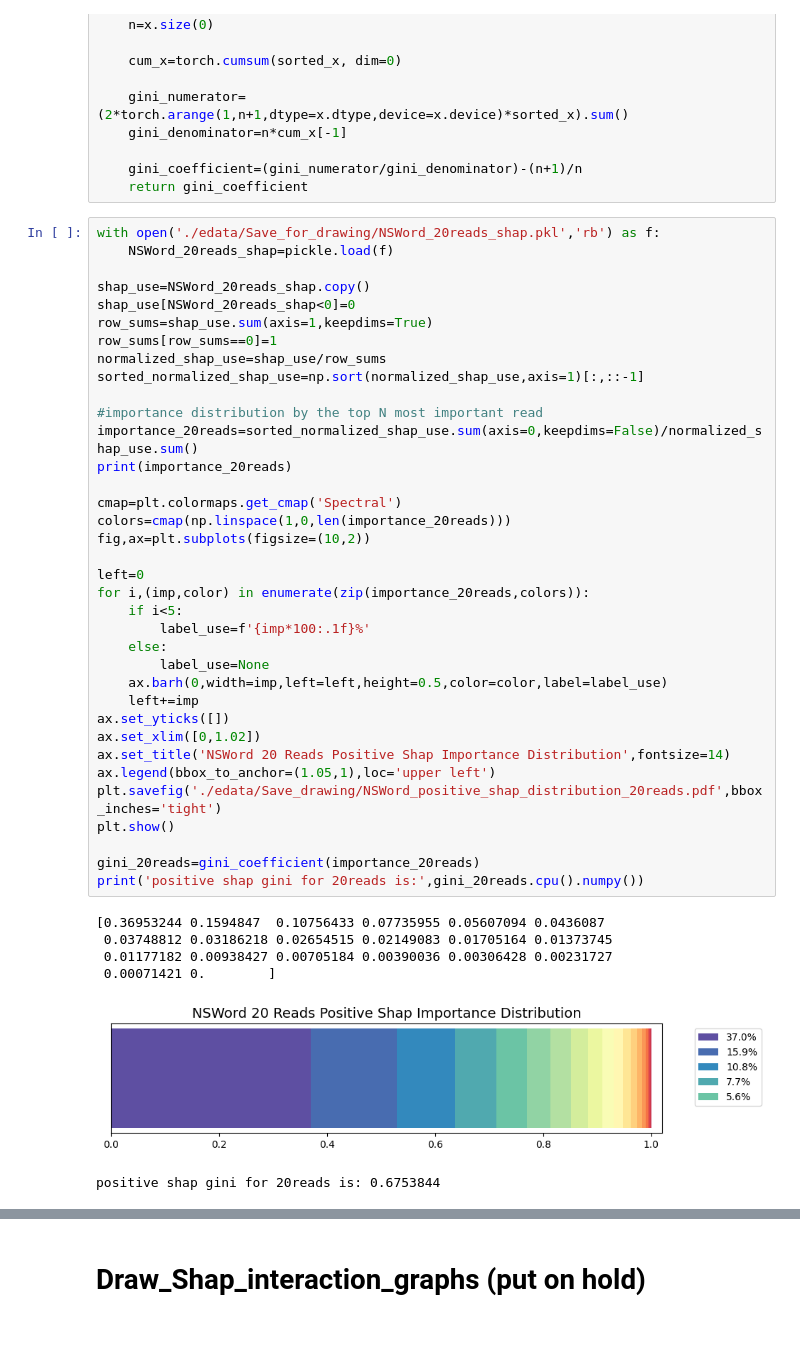
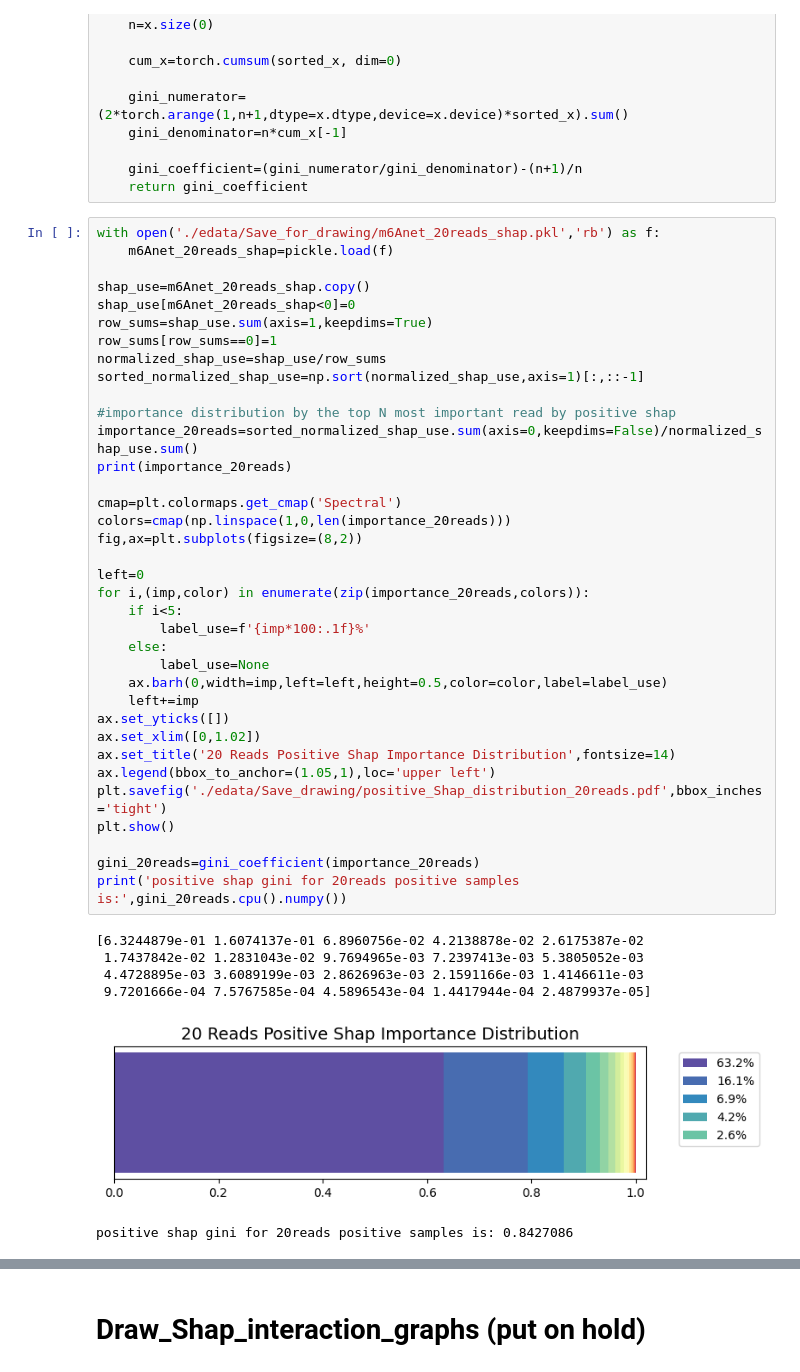
Before and after one commit to faded53222/NSWord, a Jupyter notebook: Draw_Graphs.ipynb, the cells around one changed output, grey strips where cells are left out. Saved outputs shown, nothing was run; the diff lists cells and outputs as text; blank space fills up the shorter version.

```diff
--- a/Draw_Graphs.ipynb
+++ b/Draw_Graphs.ipynb
@@ -231,45 +231,45 @@ def gini_coefficient(x_array):
     gini_coefficient=(gini_numerator/gini_denominator)-(n+1)/n
     return gini_coefficient
 # %%
-with open('./edata/Save_for_drawing/NSWord_20reads_shap.pkl','rb') as f:
-    NSWord_20reads_shap=pickle.load(f)
+with open('./edata/Save_for_drawing/m6Anet_20reads_shap.pkl','rb') as f:
+    m6Anet_20reads_shap=pickle.load(f)
 
-shap_use=NSWord_20reads_shap.copy()
-shap_use[NSWord_20reads_shap<0]=0
+shap_use=m6Anet_20reads_shap.copy()
+shap_use[m6Anet_20reads_shap<0]=0
 row_sums=shap_use.sum(axis=1,keepdims=True)
 row_sums[row_sums==0]=1
 normalized_shap_use=shap_use/row_sums
 sorted_normalized_shap_use=np.sort(normalized_shap_use,axis=1)[:,::-1]
 
-#importance distribution by the top N most important read
+#importance distribution by the top N most important read by positive shap
 importance_20reads=sorted_normalized_shap_use.sum(axis=0,keepdims=False)/normalized_shap_use.sum()
 print(importance_20reads)
 
 cmap=plt.colormaps.get_cmap('Spectral')
 colors=cmap(np.linspace(1,0,len(importance_20reads)))
-fig,ax=plt.subplots(figsize=(10,2))
+fig,ax=plt.subplots(figsize=(8,2))
 
 left=0
 for i,(imp,color) in enumerate(zip(importance_20reads,colors)):
     if i<5:
         label_use=f'{imp*100:.1f}%'
     else:
         label_use=None
     ax.barh(0,width=imp,left=left,height=0.5,color=color,label=label_use)
     left+=imp
 ax.set_yticks([])
 ax.set_xlim([0,1.02])
-ax.set_title('NSWord 20 Reads Positive Shap Importance Distribution',fontsize=14)
+ax.set_title('20 Reads Positive Shap Importance Distribution',fontsize=14)
 ax.legend(bbox_to_anchor=(1.05,1),loc='upper left')
-plt.savefig('./edata/Save_drawing/NSWord_positive_shap_distribution_20reads.pdf',bbox_inches='tight')
+plt.savefig('./edata/Save_drawing/positive_Shap_distribution_20reads.pdf',bbox_inches='tight')
 plt.show()
 
 gini_20reads=gini_coefficient(importance_20reads)
-print('positive shap gini for 20reads is:',gini_20reads.cpu().numpy())
+print('positive shap gini for 20reads positive samples is:',gini_20reads.cpu().numpy())
 # %% [output]
-[0.36953244 0.1594847  0.10756433 0.07735955 0.05607094 0.0436087
- 0.03748812 0.03186218 0.02654515 0.02149083 0.01705164 0.01373745
- 0.01177182 0.00938427 0.00705184 0.00390036 0.00306428 0.00231727
- 0.00071421 0.        ]
+[6.3244879e-01 1.6074137e-01 6.8960756e-02 4.2138878e-02 2.6175387e-02
+ 1.7437842e-02 1.2831043e-02 9.7694965e-03 7.2397413e-03 5.3805052e-03
+ 4.4728895e-03 3.6089199e-03 2.8626963e-03 2.1591166e-03 1.4146611e-03
+ 9.7201666e-04 7.5767585e-04 4.5896543e-04 1.4417944e-04 2.4879937e-05]
-[figure, old version]
+[figure, new version]
-positive shap gini for 20reads is: 0.6753844
+positive shap gini for 20reads positive samples is: 0.8427086
```
Also changed, not shown: parts of 4 cells of this notebook.
